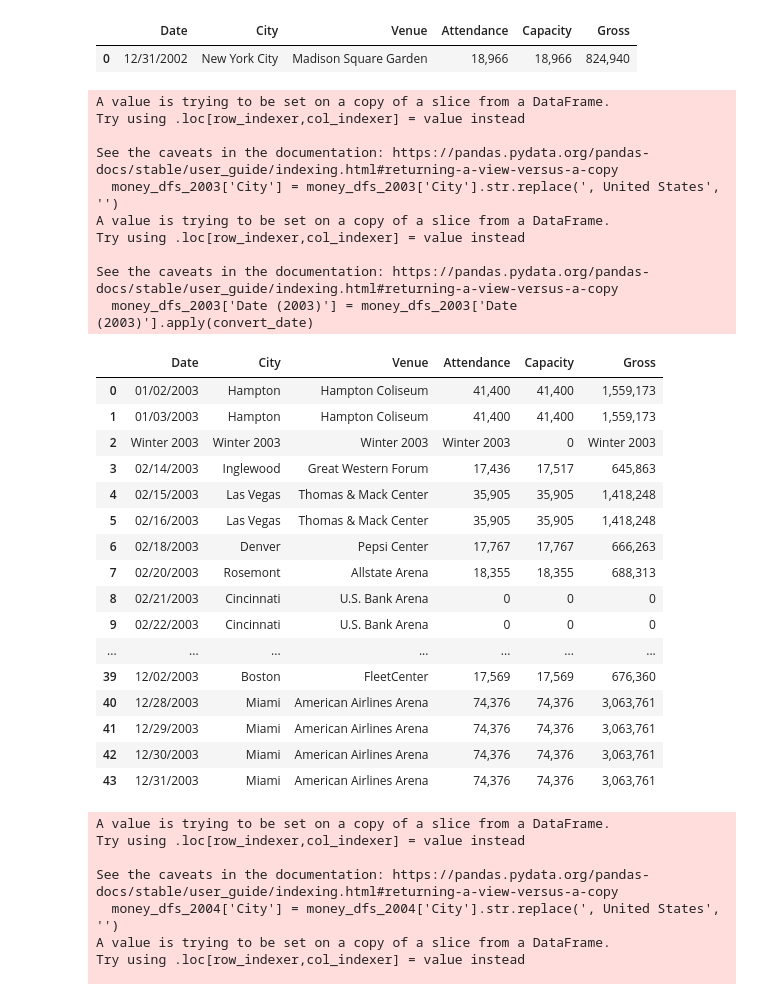
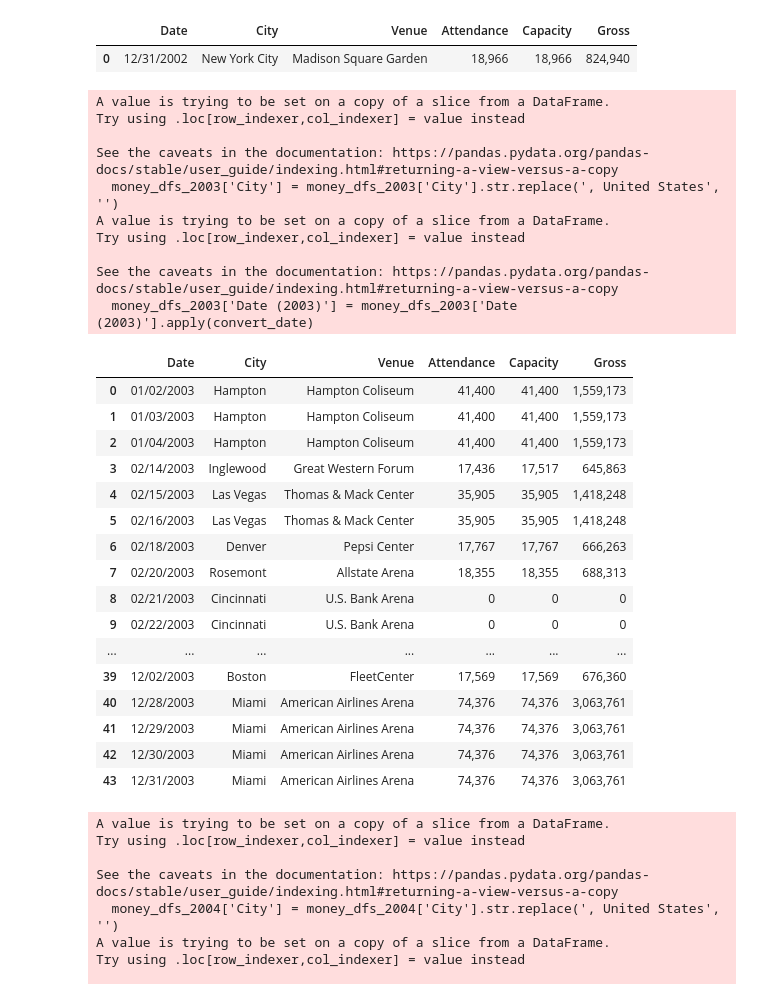
Before and after one commit to digital-buddha42/Phish-data-web-scraping, a Jupyter notebook: Phish Concert Data ETL.ipynb, the cells around one changed output. Saved outputs shown, nothing was run; the diff lists cells and outputs as text; code cells hidden in the pictures.

```diff
--- a/Phish Concert Data ETL.ipynb
+++ b/Phish Concert Data ETL.ipynb
@@ -650,37 +666,37 @@ def convert_date(date_str):
 money_dfs_2003['Date (2003)'] = money_dfs_2003['Date (2003)'].apply(convert_date)
 
 money_dfs_2003 = money_dfs_2003.drop(0)
-money_dfs_2003 = money_dfs_2003.drop(3)
+money_dfs_2003 = money_dfs_2003.drop(4)
 money_dfs_2003 = money_dfs_2003.drop(17)
 money_dfs_2003 = money_dfs_2003.drop(37)
 money_dfs_2003 = money_dfs_2003.drop(40)
 money_dfs_2003 = money_dfs_2003.drop(45)
 money_dfs_2003 = money_dfs_2003.drop(50)
 money_dfs_2003 = money_dfs_2003.reset_index(drop=True)
 
 money_dfs_2003 = money_dfs_2003.rename(columns={'Date (2003)': 'Date'})
 
 money_dfs_2003 = money_dfs_2003.fillna(0)
 
 money_dfs[9] = money_dfs_2003
 
 
 money_dfs[9]
 # %% [output]
 A value is trying to be set on a copy of a slice from a DataFrame.
 Try using .loc[row_indexer,col_indexer] = value instead
 
 See the caveats in the documentation: https://pandas.pydata.org/pandas-docs/stable/user_guide/indexing.html#returning-a-view-versus-a-copy
   money_dfs_2003['City'] = money_dfs_2003['City'].str.replace(', United States', '')
 A value is trying to be set on a copy of a slice from a DataFrame.
 Try using .loc[row_indexer,col_indexer] = value instead
 
 See the caveats in the documentation: https://pandas.pydata.org/pandas-docs/stable/user_guide/indexing.html#returning-a-view-versus-a-copy
   money_dfs_2003['Date (2003)'] = money_dfs_2003['Date (2003)'].apply(convert_date)
 |  | Date | City | Venue | Attendance | Capacity | Gross |
 | 0 | 01/02/2003 | Hampton | Hampton Coliseum | 41,400 | 41,400 | 1,559,173 |
 | 1 | 01/03/2003 | Hampton | Hampton Coliseum | 41,400 | 41,400 | 1,559,173 |
-| 2 | Winter 2003 | Winter 2003 | Winter 2003 | Winter 2003 | 0 | Winter 2003 |
+| 2 | 01/04/2003 | Hampton | Hampton Coliseum | 41,400 | 41,400 | 1,559,173 |
 | 3 | 02/14/2003 | Inglewood | Great Western Forum | 17,436 | 17,517 | 645,863 |
 | 4 | 02/15/2003 | Las Vegas | Thomas & Mack Center | 35,905 | 35,905 | 1,418,248 |
 | 5 | 02/16/2003 | Las Vegas | Thomas & Mack Center | 35,905 | 35,905 | 1,418,248 |
```
Also changed, not shown: parts of 17 cells of this notebook.
